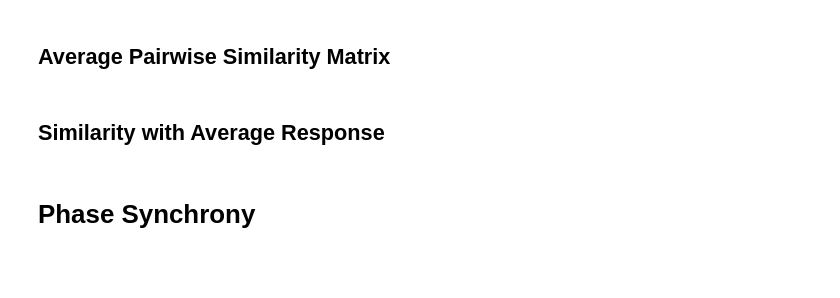
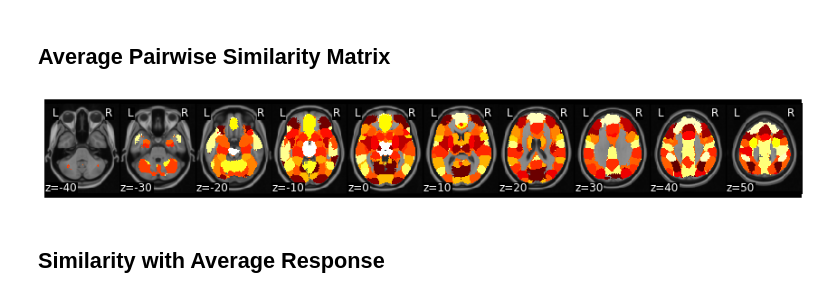
Before and after one commit to naturalistic-data-analysis/naturalistic_data_analysis, a Jupyter notebook: content/features/notebooks/Intersubject_Correlation.ipynb, the cells around one changed output. Saved outputs shown, nothing was run; the diff lists cells and outputs as text; code cells hidden in the pictures; blank space fills up the shorter version.

```diff
--- a/content/features/notebooks/Intersubject_Correlation.ipynb
+++ b/content/features/notebooks/Intersubject_Correlation.ipynb
@@ -18,20 +28,21 @@ from nltools.file_reader import onsets_to_dm
 from nltools.external import glover_hrf
 from nilearn.plotting import view_img, glass_brain, plot_stat_map
 from sklearn.metrics import pairwise_distances
-from scipy.stats import binom, ttest_1samp
+from scipy.stats import binom, ttest_1samp, pearsonr
 
 
-data_dir = '/Volumes/Engram/Data/Sherlock/fmriprep'
+base_dir = '/Volumes/Engram/Data/Sherlock/fmriprep'
 # %% [markdown]
 # Extract Average ROI activity
 
 
 We have already done this step for you, but want to show you how to extract average activity within a set of ROIs from a functional parcellation. There are many ways to do this, but here we will write out a separate CSV for each participant's run.
+# %%
+mask = Brain_Data('http://neurovault.org/media/images/2099/Neurosynth%20Parcellation_0.nii.gz')
+mask_x = expand_mask(mask)
 # %%
-mask = Brain_Data('http://neurovault.org/media/images/2099/Neurosynth%20Parcellation_0.nii.gz')
-
 for scan in ['Part1', 'Part2']:
-    file_list = glob.glob(os.path.join(data_dir, '*', 'func', f'*crop*{scan}*hdf5'))
+    file_list = glob.glob(os.path.join(base_dir, '*', 'func', f'*crop*{scan}*hdf5'))
     for f in file_list:
         sub = os.path.basename(f).split('_')[0]
         print(sub)
@@ -41,15 +54,12 @@ for scan in ['Part1', 'Part2']:
 # %%
-base_dir = '/Users/lukechang/Dropbox/Dartbrains/data/Sherlock'
-
-sub_list = [os.path.basename(x).split('_')[0] for x in glob.glob(os.path.join(base_dir,'MovieROI','*Part1*csv'))]
+sub_list = [os.path.basename(x).split('_')[0] for x in glob.glob(os.path.join(base_dir, '*', 'func', '*Part1*csv'))]
 sub_list.sort()
 
 sub_timeseries = {}
 for sub in sub_list:
-    part1 = pd.read_csv(os.path.join(base_dir, 'MovieROI', f'{sub}_task-sherlockPart1_ROI_n50.csv'))
-    part2 = pd.read_csv(os.path.join(base_dir, 'MovieROI', f'{sub}_task-sherlockPart2_ROI_n50.csv'))
+    part1 = pd.read_csv(os.path.join(base_dir, sub, 'func', f'{sub}_Part1_Average_ROI_n50.csv'))
+    part2 = pd.read_csv(os.path.join(base_dir, sub, 'func', f'{sub}_Part2_Average_ROI_n50.csv'))
     sub_data = part1.append(part2)
-#     sub_data = part2
     sub_data.reset_index(inplace=True, drop=True)
     sub_timeseries[sub] = sub_data
 # %% [markdown]
@@ -59,10 +69,14 @@ for sub in sub_list:
 # %%
 isc = {}
 for roi in range(50):
     sub_rois = {}
     for sub in sub_timeseries:
         sub_rois[sub] = sub_timeseries[sub].loc[roi]
     sub_rois = pd.DataFrame(sub_rois)
     time_dist = Adjacency(1 - pairwise_distances(sub_rois.T, metric='correlation'), matrix_type='similarity')
     isc[roi] = time_dist.mean()
 isc_brain = roi_to_brain(pd.Series(isc), mask_x)
+
+isc_brain.plot()
+# %% [output]
+[figure, added]
@@ -75,4 +83,2 @@ threshold(isrsa_r, isrsa_p, thr=.005).plot()
 # %% [markdown]
 ## Similarity with Average Response
-# %% [markdown]
-# Phase Synchrony
```
Also changed, not shown: parts of 16 cells of this notebook, 24 other files.
